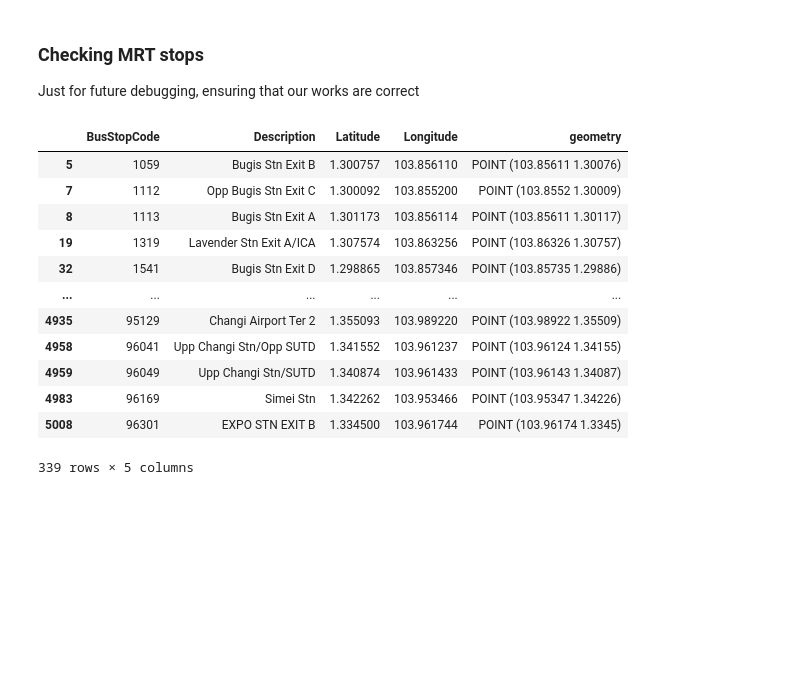
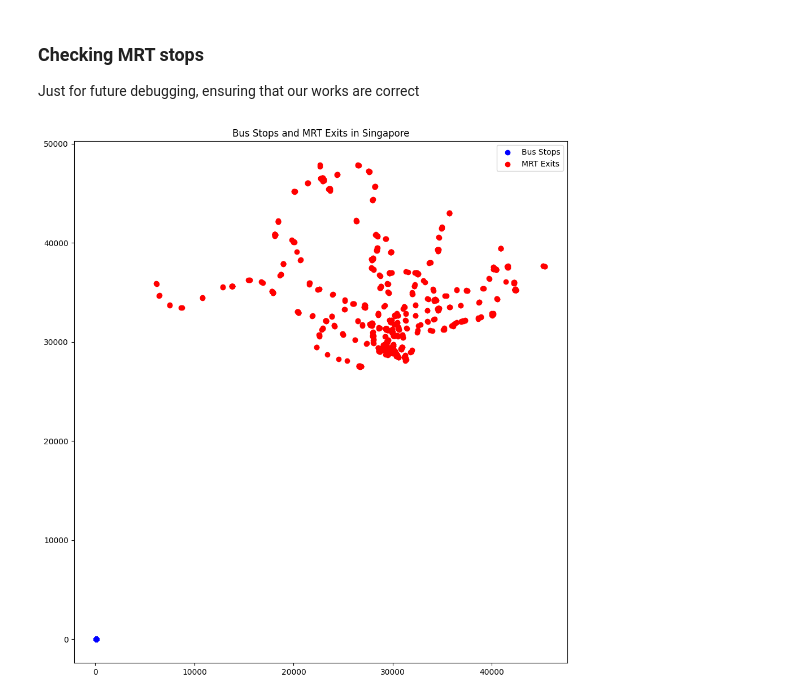
Before and after one commit to DSA4264/project, a Jupyter notebook: main.ipynb, the cells around one changed output. Drawn from its saved outputs; the diff is of its cells as text; code cells hidden in the pictures; blank space fills up the shorter version.

Commit message:
Tagged bus stops to MRT lines
Might need some refinement, but not too bad for what we have now.

```diff
--- a/main.ipynb
+++ b/main.ipynb
@@ -103,10 +104,26 @@ def load_mrt_exits_shapefile():
                 print(f"Warning: {e.strerror} - {e.filename}")
 
             print("MRT Exits data loaded.")
+
+            # Display the columns (fields) and first few rows in the shapefile
+            print("Columns in MRT Exits Shapefile:")
+            print(gdf_exits.columns)
+            print("\nFirst 5 rows of data:")
+            print(gdf_exits.head())
+
             return gdf_exits
     else:
         print(f"Error: {zip_path} not found.")
         return None
+
+# 6. Load mrtlines data
+def load_mrt_lines_mapping():
+    mrt_lines_path = os.path.join(data_folder, "singapore_mrt_stations_with_lines_filtered.csv")
+    if os.path.exists(mrt_lines_path):
+        mrt_lines_df = pd.read_csv(mrt_lines_path)
+        return mrt_lines_df
+    else:
+        print(f"Error: {mrt_lines_path} not found.")
 # %% [markdown]
 ## Loading the Data
 # %%
@@ -116,6 +133,7 @@ bus_stops_gdf = load_bus_stops_data()
 passenger_volume_df = load_passenger_volume_bus_stops()
 od_volume_df = load_od_volume_bus_stops()
 mrt_exits_gdf = load_mrt_exits_shapefile()
+mrt_lines_mapping = load_mrt_lines_mapping()
 
 # Ensure that the data is being loaded correctly
 if bus_routes_df is not None:
@@ -128,6 +146,8 @@ if od_volume_df is not None:
     print(f"Origin-Destination Bus Stops DataFrame shape: {od_volume_df.shape}")
 if mrt_exits_gdf is not None:
     print(f"MRT Exits GeoDataFrame shape: {mrt_exits_gdf.shape}")
+if mrt_lines_mapping is not None:
+    print(f"MRT Lines Mapping DataFrame shape: {mrt_lines_mapping.shape}")
 # %% [output]
 Bus Stops Data Loaded and converted to GeoDataFrame.
 Passenger Volume by Bus Stops Data Loaded.
@@ -296,21 +409,14 @@ Percentage of bus stops tagged as MRT: 6.60%
 # %% [markdown]
 ### Checking MRT stops
 Just for future debugging, ensuring that our works are correct
-# %%
-bus_stops_mrt = tagging[tagging['is_mrt_final'] == True]
-bus_stops_mrt = bus_stops_mrt[['BusStopCode', 'Description', 'Latitude', 'Longitude', 'geometry']]
-bus_stops_mrt
-# %% [output]
-|  | BusStopCode | Description | Latitude | Longitude | geometry |
-| 5 | 1059 | Bugis Stn Exit B | 1.300757 | 103.856110 | POINT (103.85611 1.30076) |
-| 7 | 1112 | Opp Bugis Stn Exit C | 1.300092 | 103.855200 | POINT (103.8552 1.30009) |
-| 8 | 1113 | Bugis Stn Exit A | 1.301173 | 103.856114 | POINT (103.85611 1.30117) |
-| 19 | 1319 | Lavender Stn Exit A/ICA | 1.307574 | 103.863256 | POINT (103.86326 1.30757) |
-| 32 | 1541 | Bugis Stn Exit D | 1.298865 | 103.857346 | POINT (103.85735 1.29886) |
-| ... | ... | ... | ... | ... | ... |
-| 4935 | 95129 | Changi Airport Ter 2 | 1.355093 | 103.989220 | POINT (103.98922 1.35509) |
-| 4958 | 96041 | Upp Changi Stn/Opp SUTD | 1.341552 | 103.961237 | POINT (103.96124 1.34155) |
-| 4959 | 96049 | Upp Changi Stn/SUTD | 1.340874 | 103.961433 | POINT (103.96143 1.34087) |
-| 4983 | 96169 | Simei Stn | 1.342262 | 103.953466 | POINT (103.95347 1.34226) |
-| 5008 | 96301 | EXPO STN EXIT B | 1.334500 | 103.961744 | POINT (103.96174 1.3345) |
-339 rows × 5 columns
+# %%
+bus_stops_mrt = tagging[tagging['is_mrt'] == True]
+# Plot the bus stops and MRT exits
+fig, ax = plt.subplots(figsize=(12, 12))
+bus_stops_mrt.plot(ax=ax, color='blue', label='Bus Stops')
+mrt_exits_gdf_mapped.plot(ax=ax, color='red', label='MRT Exits')
+plt.title('Bus Stops and MRT Exits in Singapore')
+plt.legend()
+plt.show()
+# %% [output]
+[figure, added]
```
Also changed, not shown: parts of 6 cells of this notebook, 1 other file.
